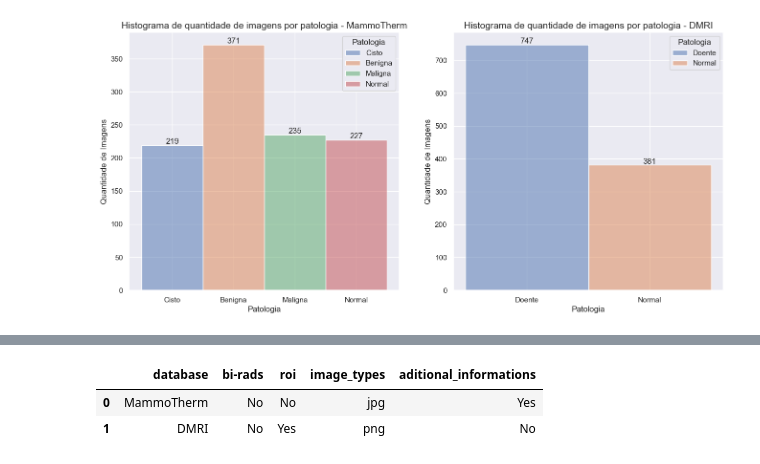
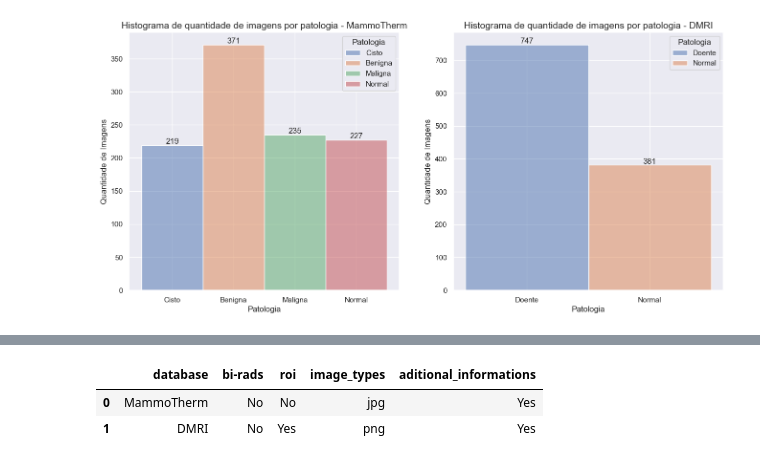
Before and after one commit to matheusssilva991/Radiomica, a Jupyter notebook: src/termografia/eda_metadados.ipynb, the cells around one changed output, grey strips where cells are left out. Saved outputs shown, nothing was run; the diff lists cells and outputs as text; code cells hidden in the pictures.

```diff
--- a/src/termografia/eda_metadados.ipynb
+++ b/src/termografia/eda_metadados.ipynb
@@ -12,6 +12,13 @@ dmri_metadata = pd.read_csv('../../outputs/termografia/metadata_dmri.csv')
 
 metadatas = [mammotherm_metadata, dmri_metadata]
 databases_names = ['MammoTherm', 'DMRI']
+
+merge_metadatas = pd.DataFrame()
+
+for metadata, name in zip(metadatas, databases_names):
+    tmp = metadata[['pathology']].copy()
+    tmp['database'] = [name] * tmp.shape[0]
+    merge_metadatas = pd.concat([merge_metadatas, tmp], axis=0)
 # %% [markdown]
 ## 2. EDA
 # %%
@@ -40,32 +66,32 @@ plt.show()
 databases_have_birads = []
 databases_have_roi = []
 image_types = []
 image_qualities = []
-aditional_informations = ['Yes', 'No']
+aditional_informations = ['Yes', 'Yes']
 
 for metadata in metadatas:
     if 'bi-rads' in metadata.columns:
         databases_have_birads.append('Yes')
     else:
         databases_have_birads.append('No')
 
     if 'roi_image_path' in metadata.columns:
         databases_have_roi.append('Yes')
     else:
         databases_have_roi.append('No')
 
     tmp_types = metadata['image_path'].str.split(".").str[-1].unique()
     image_types.append(", ".join(tmp_types))
 
 df = pd.DataFrame({'database': databases_names,
                    'bi-rads': databases_have_birads,
                    'roi': databases_have_roi,
                    'image_types': image_types,
                    'aditional_informations': aditional_informations})
 
 # TO DO - Adicionar informações sobre a qualidade das imagens
 df
 # %% [output]
 |  | database | bi-rads | roi | image_types | aditional_informations |
 | 0 | MammoTherm | No | No | jpg | Yes |
-| 1 | DMRI | No | Yes | png | No |
+| 1 | DMRI | No | Yes | png | Yes |
```
Also changed, not shown: parts of 2 cells of this notebook, 1 other file.
